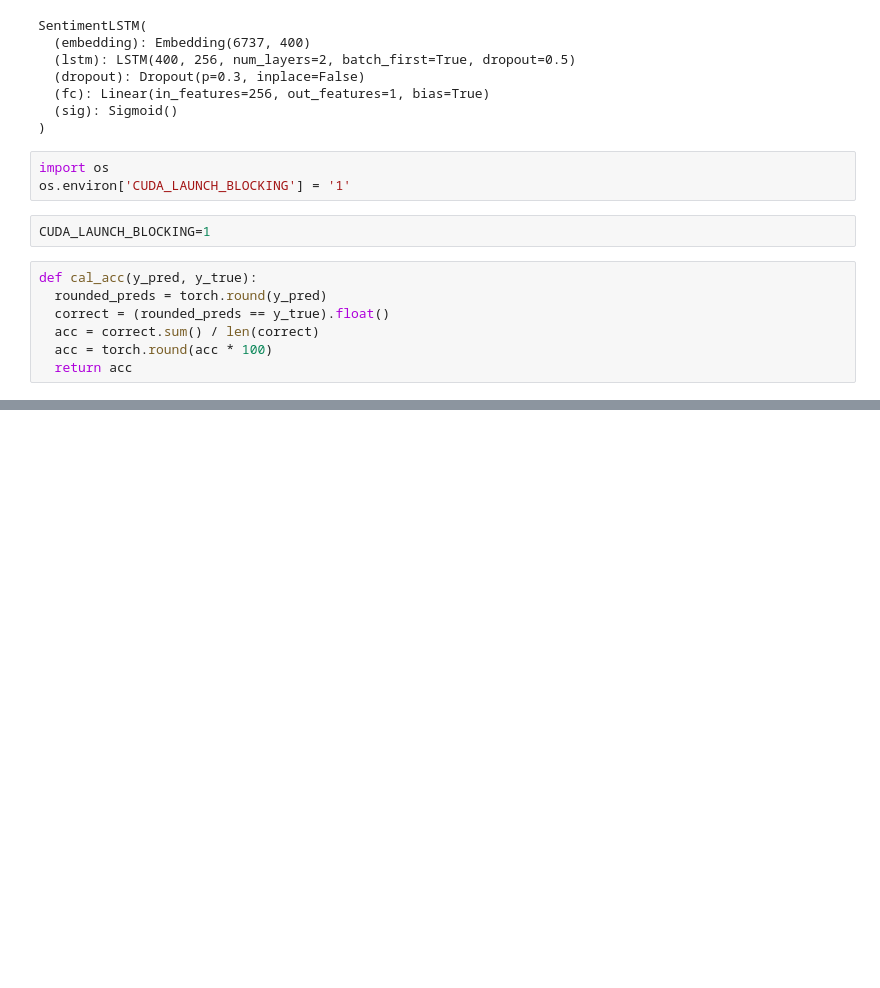
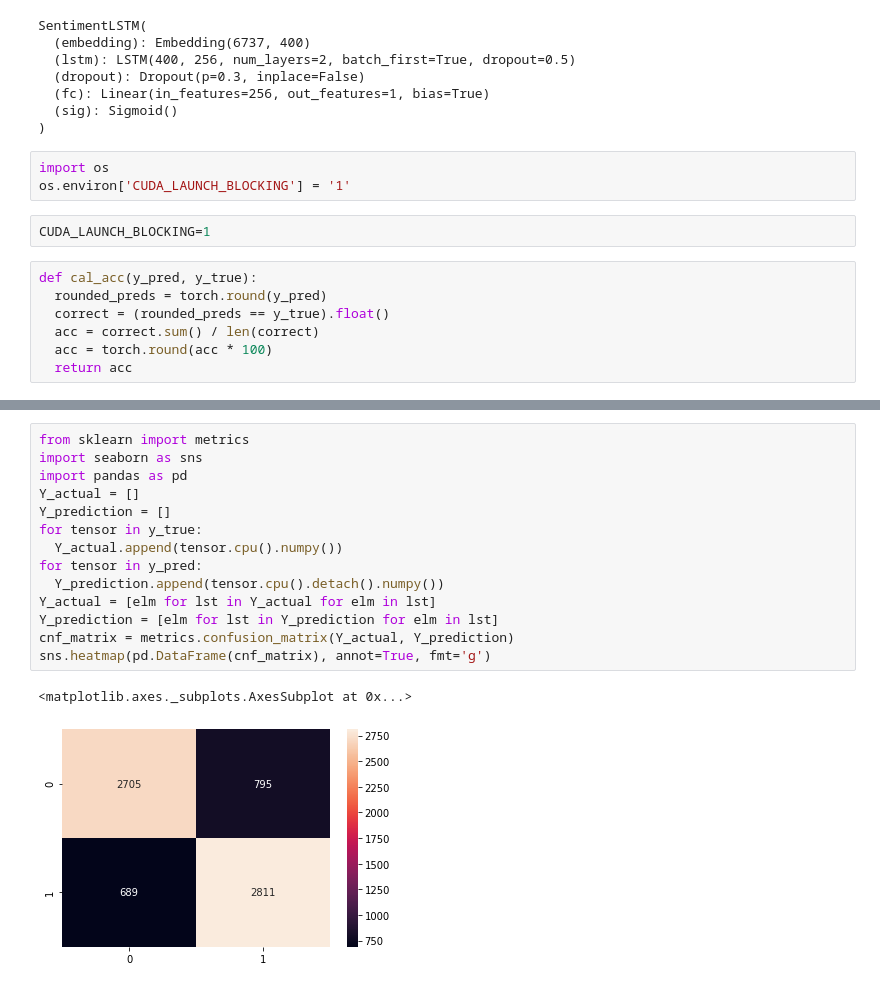
Before and after one commit to arminsoltan/mohaymen, a Jupyter notebook: Phase05/Sentiment_Analysis.ipynb, the cells around one changed output, grey strips where cells are left out. Cells and saved outputs as stored; diff of their text form; blank space fills up the shorter version.

```diff
--- a/Phase05/Sentiment_Analysis.ipynb
+++ b/Phase05/Sentiment_Analysis.ipynb
@@ -590,0 +594,17 @@ for inputs, labels in test_iterator:
+# %%
+from sklearn import metrics
+import seaborn as sns
+import pandas as pd
+Y_actual = []
+Y_prediction = []
+for tensor in y_true:
+  Y_actual.append(tensor.cpu().numpy())
+for tensor in y_pred:
+  Y_prediction.append(tensor.cpu().detach().numpy())
+Y_actual = [elm for lst in Y_actual for elm in lst]
+Y_prediction = [elm for lst in Y_prediction for elm in lst]
+cnf_matrix = metrics.confusion_matrix(Y_actual, Y_prediction)
+sns.heatmap(pd.DataFrame(cnf_matrix), annot=True, fmt='g')
+# %% [output]
+<matplotlib.axes._subplots.AxesSubplot at 0x...>
+[figure, added]
```
Also changed, not shown: parts of 11 cells of this notebook.
